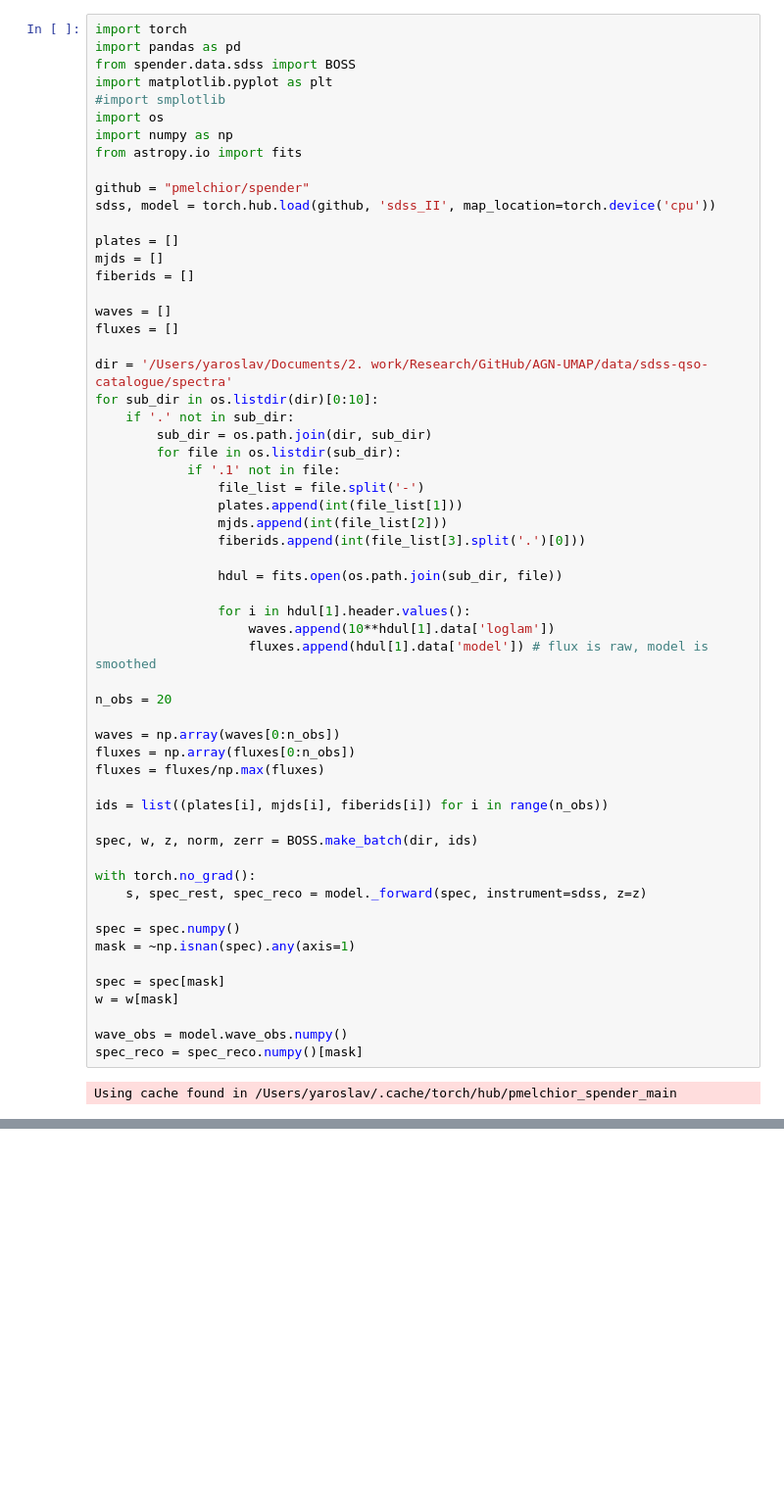
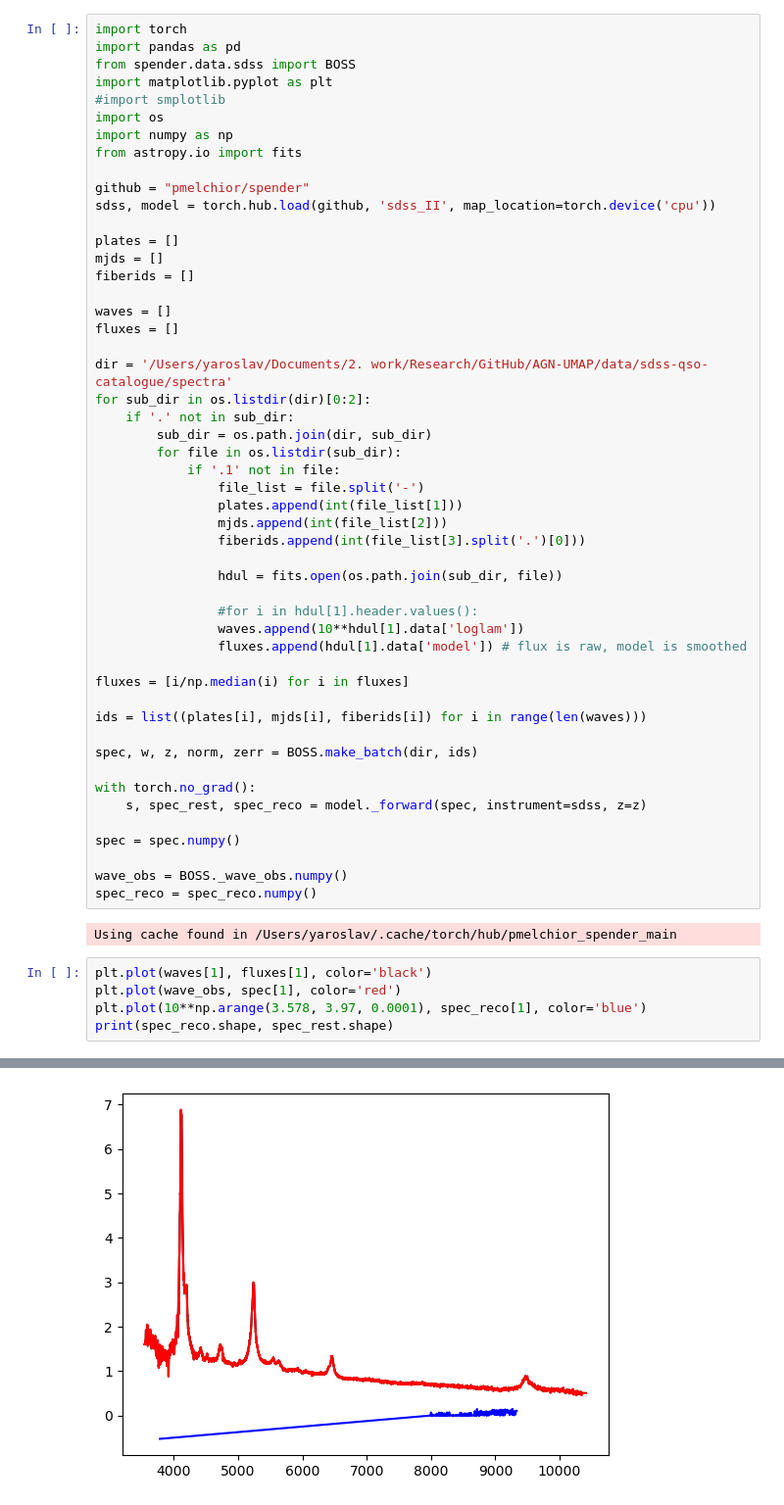
Before and after one commit to thissop/AGN-UMAP, a Jupyter notebook: code/monthly/mar2024/wk4/qso-umap/spender-diagnostics.ipynb, the cells around one changed output, grey strips where cells are left out. Shown at 98% size. Saved outputs shown, nothing was run; the diff lists cells and outputs as text; blank space fills up the shorter version.

```diff
--- a/code/monthly/mar2024/wk4/qso-umap/spender-diagnostics.ipynb
+++ b/code/monthly/mar2024/wk4/qso-umap/spender-diagnostics.ipynb
@@ -19,7 +19,7 @@ waves = []
 fluxes = []
 
 dir = '/Users/yaroslav/Documents/2. work/Research/GitHub/AGN-UMAP/data/sdss-qso-catalogue/spectra'
-for sub_dir in os.listdir(dir)[0:10]:
+for sub_dir in os.listdir(dir)[0:2]:
     if '.' not in sub_dir:
         sub_dir = os.path.join(dir, sub_dir)
         for file in os.listdir(sub_dir):
@@ -31,17 +31,13 @@ for sub_dir in os.listdir(dir)[0:10]:
 
                 hdul = fits.open(os.path.join(sub_dir, file))
 
-                for i in hdul[1].header.values():
-                    waves.append(10**hdul[1].data['loglam'])
-                    fluxes.append(hdul[1].data['model']) # flux is raw, model is smoothed
+                #for i in hdul[1].header.values():
+                waves.append(10**hdul[1].data['loglam'])
+                fluxes.append(hdul[1].data['model']) # flux is raw, model is smoothed
 
-n_obs = 20
+fluxes = [i/np.median(i) for i in fluxes]
 
-waves = np.array(waves[0:n_obs])
-fluxes = np.array(fluxes[0:n_obs])
-fluxes = fluxes/np.max(fluxes)
-
-ids = list((plates[i], mjds[i], fiberids[i]) for i in range(n_obs))
+ids = list((plates[i], mjds[i], fiberids[i]) for i in range(len(waves)))
 
 spec, w, z, norm, zerr = BOSS.make_batch(dir, ids)
 
@@ -49,12 +45,14 @@ with torch.no_grad():
     s, spec_rest, spec_reco = model._forward(spec, instrument=sdss, z=z)
 
 spec = spec.numpy()
-mask = ~np.isnan(spec).any(axis=1)
 
-spec = spec[mask]
-w = w[mask]
-
-wave_obs = model.wave_obs.numpy()
-spec_reco = spec_reco.numpy()[mask]
+wave_obs = BOSS._wave_obs.numpy()
+spec_reco = spec_reco.numpy()
 # %% [output]
 Using cache found in /Users/yaroslav/.cache/torch/hub/pmelchior_spender_main
+# %%
+plt.plot(waves[1], fluxes[1], color='black')
+plt.plot(wave_obs, spec[1], color='red')
+plt.plot(10**np.arange(3.578, 3.97, 0.0001), spec_reco[1], color='blue')
+print(spec_reco.shape, spec_rest.shape)
+# %% [output]
@@ -60,0 +60 @@ Using cache found in /Users/yaroslav/.cache/torch/hub/pmelchior_spender_main
+[figure, added]
```
Also changed, not shown: parts of 5 cells of this notebook, 2 other files.
